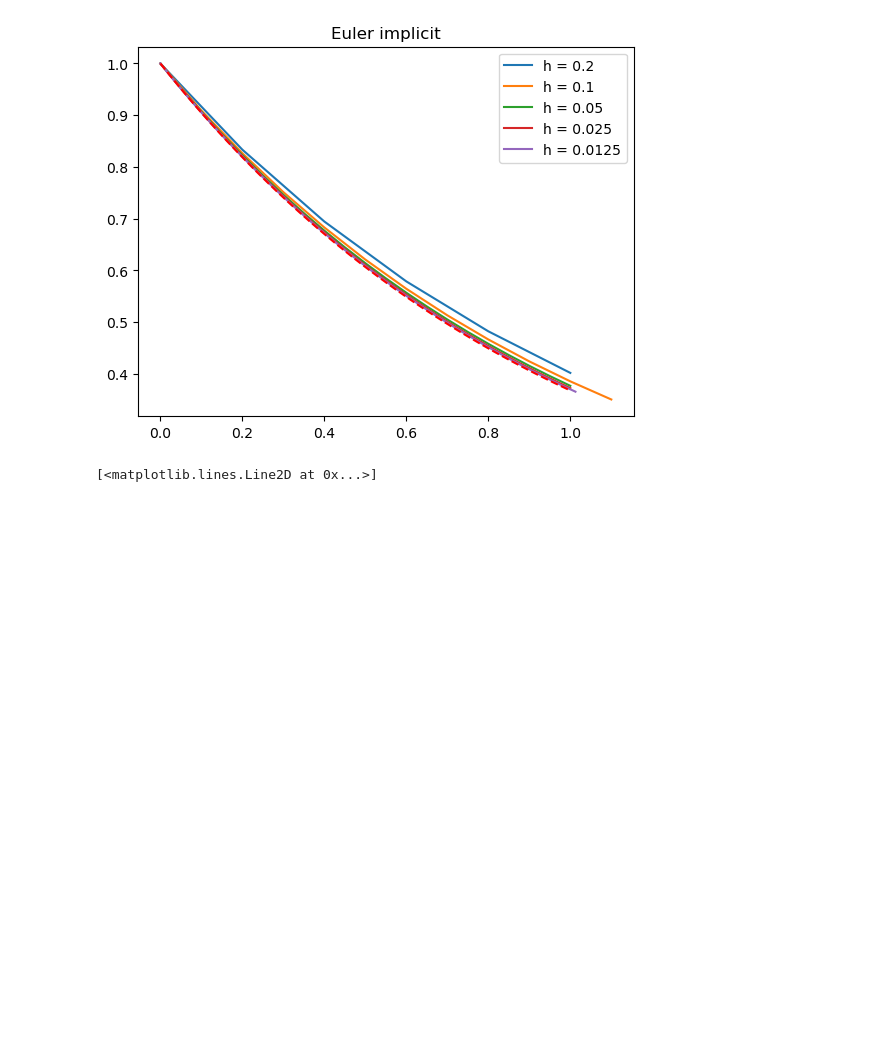
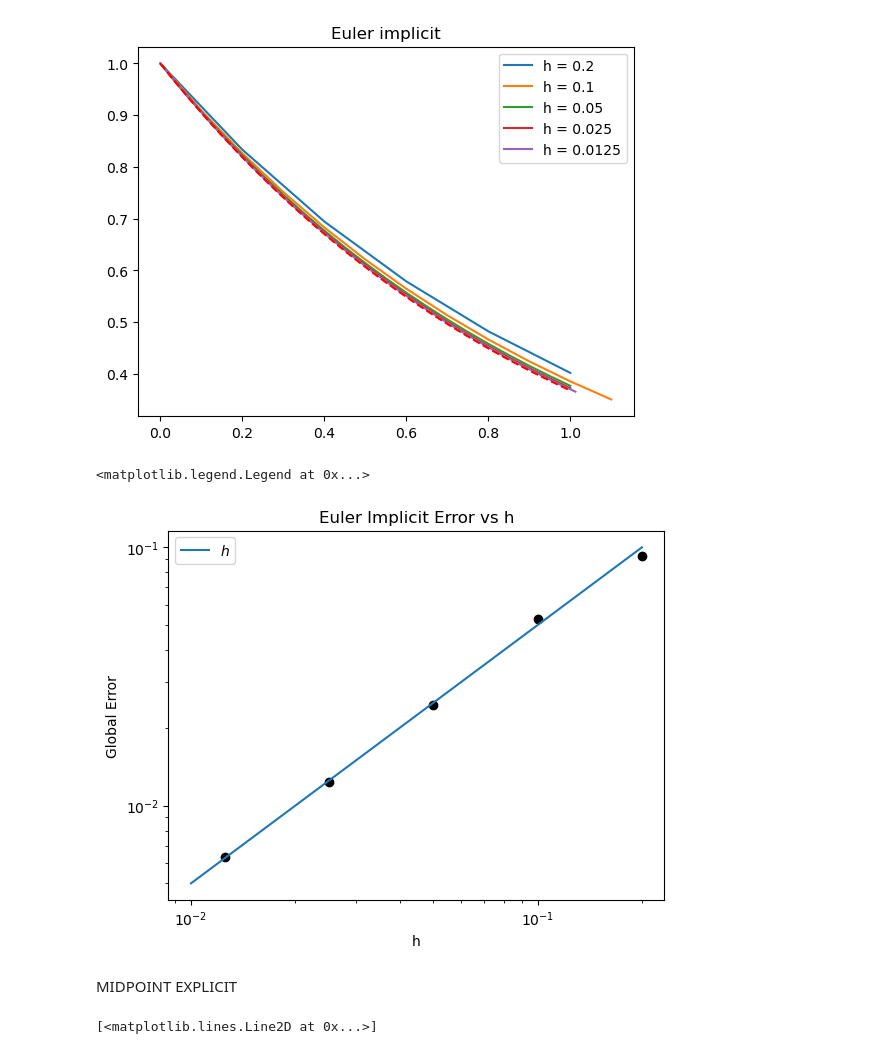
Before and after one commit to ebianchi803/computational_astrophysics, a Jupyter notebook: ODE/ODE1.ipynb, the cells around one changed output. Saved outputs shown, nothing was run; the diff lists cells and outputs as text; code cells hidden in the pictures; blank space fills up the shorter version.

```diff
--- a/ODE/ODE1.ipynb
+++ b/ODE/ODE1.ipynb
@@ -70,6 +91,27 @@ plt.plot(x,np.exp(-x), linestyle='--',c='r')
 # %% [output]
 [<matplotlib.lines.Line2D at 0x...>]
 [figure]
+# %%
+tEI, yEI, eEI = [], [], []
+for h in hs:
+    tei,yei = integrate(f_prime,t_span,y0,h,method=euler_implicit)
+    eei = (yei[0][-1]-np.exp(-tei[-1]))/np.exp(-tei[-1])
+    plt.scatter(h, eei, color='k')
+    tEI, yEI, eEI = np.append(tEI, tei), np.append(yEI, yei), np.append(eEI, eei)
+
+plt.title('Euler Implicit Error vs h')
+plt.yscale('log')
+plt.xscale('log')
+x = np.linspace(0.01,0.2)
+plt.plot(x,x/2,label=f'$h$')
+plt.xlabel('h')
+plt.ylabel('Global Error')
+plt.legend()
+# %% [output]
+<matplotlib.legend.Legend at 0x...>
+[figure, added]
+# %% [markdown]
+MIDPOINT EXPLICIT
 # %%
 for h in hs:
     tme,yme = integrate(f_prime,t_span,y0,h,method=midpoint_explicit)
```
Also changed, not shown: parts of 66 cells of this notebook.
